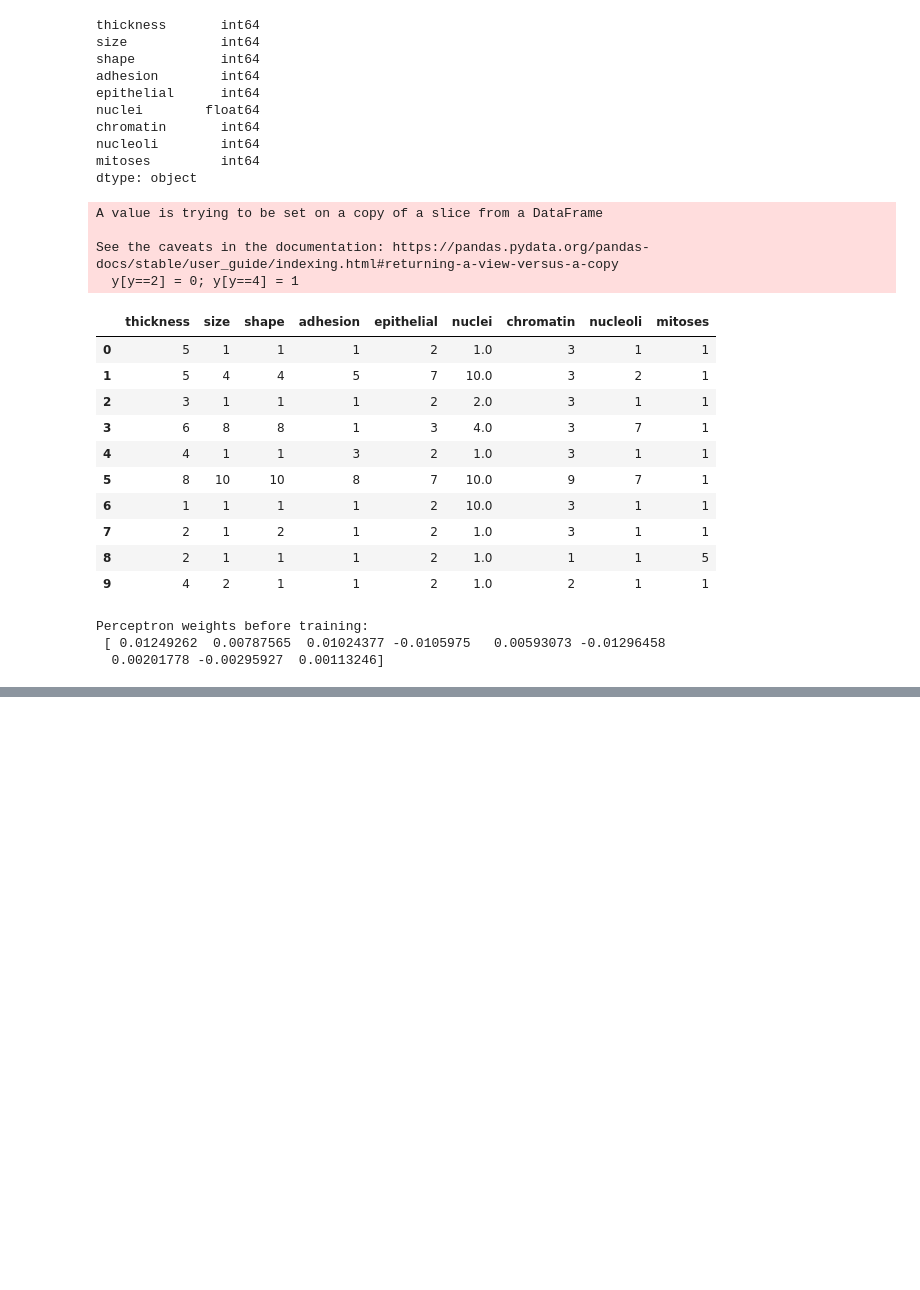
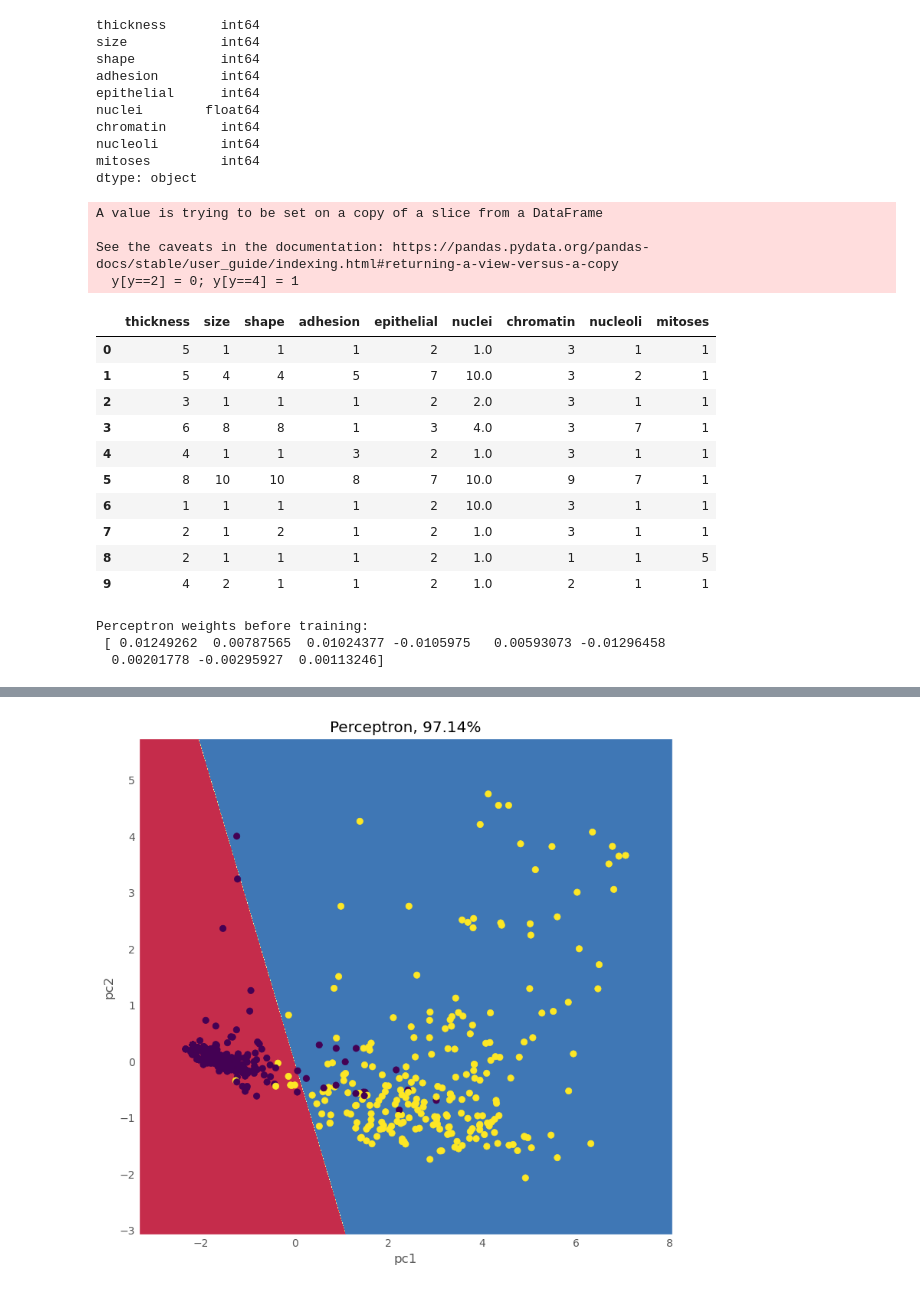
Before and after one commit to KrzysiekJa/knn-on-health, a Jupyter notebook: perceptron/perceptron.ipynb, the cells around one changed output, grey strips where cells are left out. Saved outputs shown, nothing was run; the diff lists cells and outputs as text; code cells hidden in the pictures; blank space fills up the shorter version.

```diff
--- a/perceptron/perceptron.ipynb
+++ b/perceptron/perceptron.ipynb
@@ -231,0 +252,23 @@ plt.show()
+# %%
+def plot_decision_boundary(X, weights):
+    h = 0.01 # step size in the mesh
+    x_min, x_max = X[:, 0].min() - 1, X[:, 0].max() + 1
+    y_min, y_max = X[:, 1].min() - 1, X[:, 1].max() + 1
+    xx, yy = np.meshgrid( np.arange(x_min, x_max, h), np.arange(y_min, y_max, h) )
+
+    Z = np.dot( np.c_[xx.ravel(), yy.ravel()] , weights.T )
+    Z = np.where( Z >= 0, 1, 0 )
+    Z = Z.reshape(xx.shape)
+
+    plt.contourf(xx, yy, Z, cmap=plt.cm.Spectral)
+# %%
+plt.figure(figsize=(8, 8))
+plot_decision_boundary(X_pca, weights_pca)
+plt.scatter( X_pca[:,0], X_pca[:,1], c=y )
+plt.title('Perceptron, {:.2f}%'.format(100 * accuracy))
+plt.xlabel('pc1')
+plt.ylabel('pc2')
+
+plt.show()
+# %% [output]
+[figure, added]
```
Also changed, not shown: parts of 7 cells of this notebook, 1 other file.
